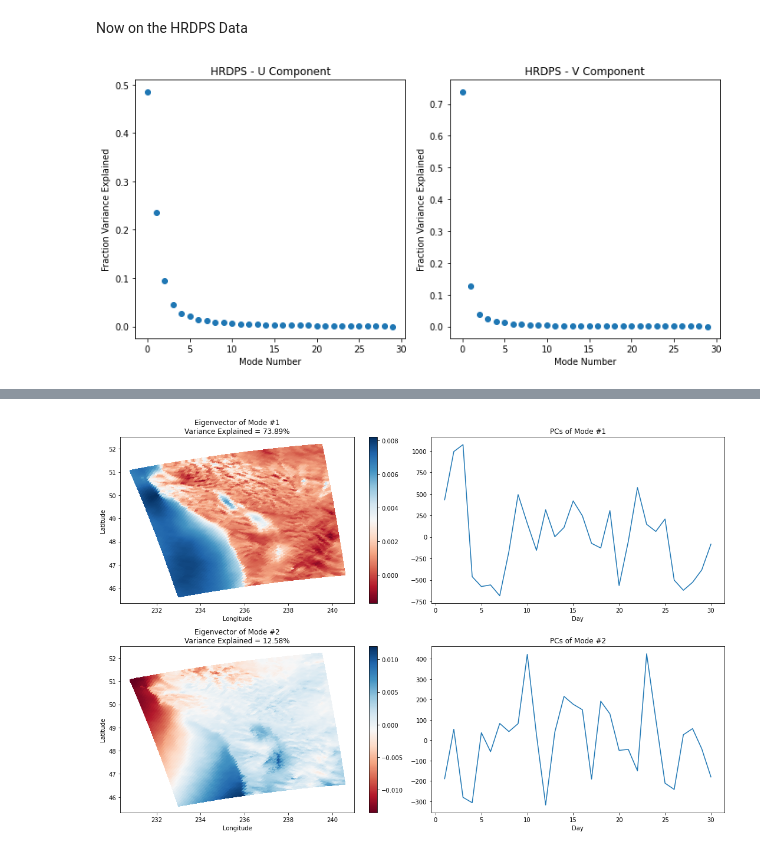
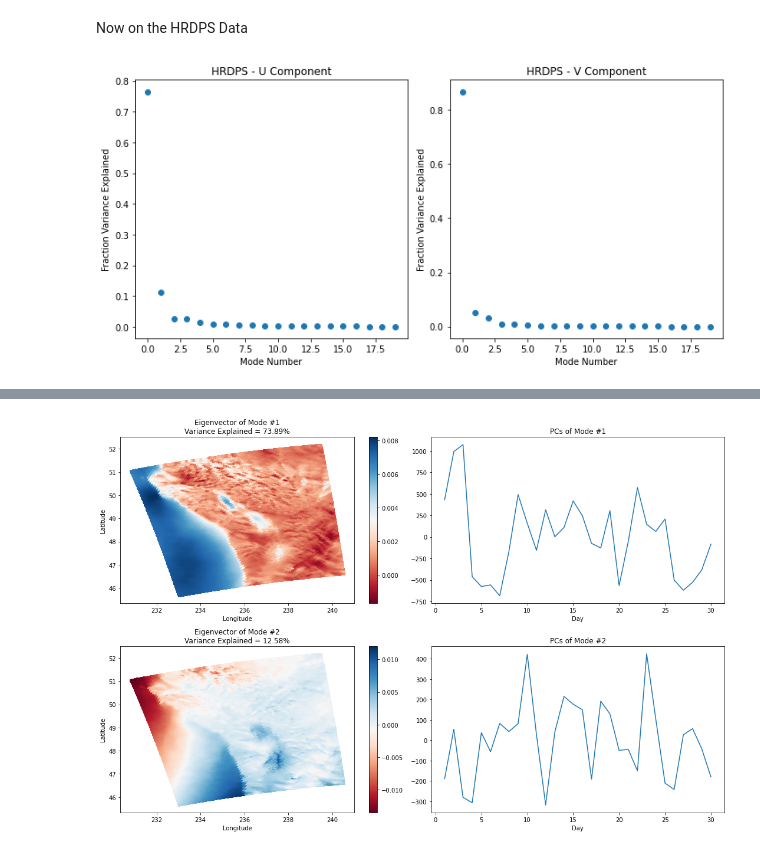
Before and after one commit to rbeutel/eosc510, a Jupyter notebook: proj.ipynb, the cells around one changed output, grey strips where cells are left out. Cells and saved outputs as stored; diff of their text form; code cells hidden in the pictures.

Commit message:
run now working up to PCA, hrdps and CanRCM4 loaded in

```diff
--- a/proj.ipynb
+++ b/proj.ipynb
@@ -75 +76,12 @@ hrdps.u_wind[20,:,:].plot()
 [figure]
+# %%
+#next we want the HRDPS data to be daily instead of hourly
+hrdps = hrdps.resample(time_counter='D').mean(dim='time_counter')
+
+#and then trim the components you want to work with to be in a more relevant extent
+#(dont need the HRDPS data to stretch as far as it does inland)
+#NOTE:
+u_temp = hrdps.u_wind.sel(x=slice(0., 480000.)).values
+v_temp = hrdps.v_wind.sel(x=slice(0., 480000.)).values
+hrdps_lat = hrdps.nav_lat.sel(x=slice(0., 480000.)).values
+hrdps_lon = hrdps.nav_lon.sel(x=slice(0., 480000.)).values
@@ -76,3 +92,12 @@ hrdps.u_wind[20,:,:].plot()
+# %%
+#U and V to 2D - space is the m component in my research question not time
+U_hrdps = np.empty((np.shape(u_temp)[1]*np.shape(u_temp)[2],np.shape(u_temp)[0]))
+for i in range(np.shape(u_temp)[0]):
+    U_hrdps[:,i] = np.reshape(u_temp[i],(np.shape(u_temp)[1]*np.shape(u_temp)[2],))
+
+V_hrdps = np.empty((np.shape(v_temp)[1]*np.shape(v_temp)[2],np.shape(v_temp)[0]))
+for i in range(np.shape(v_temp)[0]):
+    V_hrdps[:,i] = np.reshape(v_temp[i],(np.shape(v_temp)[1]*np.shape(v_temp)[2],))
 # %%
 #trim the world dataset to be for right time extent
 #want days between June 1 2018 and June 30 2018
@@ -143,13 +156,3 @@ hrdps_lon = hrdps_daily.nav_lon.values[0,:,:].flatten()
-# %%
-#U and V to 2D - space is the m component in my research question not time
-
-U_hrdps = np.empty((np.shape(hrdps_daily.u_wind.values)[1]*np.shape(hrdps_daily.u_wind.values)[2],np.shape(hrdps_daily.u_wind.values)[0]))
-for i in range(np.shape(hrdps_daily.u_wind.values)[0]):
-    U_hrdps[:,i] = np.reshape(hrdps_daily.u_wind.values[i],(np.shape(hrdps_daily.u_wind.values)[1]*np.shape(hrdps_daily.u_wind.values)[2],))
-
-V_hrdps = np.empty((np.shape(hrdps_daily.v_wind.values)[1]*np.shape(hrdps_daily.v_wind.values)[2],np.shape(hrdps_daily.v_wind.values)[0]))
-for i in range(np.shape(hrdps_daily.v_wind.values)[0]):
-    V_hrdps[:,i] = np.reshape(hrdps_daily.v_wind.values[i],(np.shape(hrdps_daily.v_wind.values)[1]*np.shape(hrdps_daily.v_wind.values)[2],))
 # %% [markdown]
 ## PCA
 First on CanRCM4 Model
@@ -260,7 +263,8 @@ Now on the HRDPS Data
 # %%
 #PCA on the HRDPS data
 
-data = U_hrdps.T
+data = (pd.DataFrame(U_hrdps.T).fillna(0)).to_numpy()
+#there are nan's in the data which ou can't do PCA on, for now relace with 0 - ask Susan if this is the right choice
 
 n_modes = np.min(np.shape(data))
 Upca = PCA(n_components = n_modes)
@@ -268,7 +272,7 @@ U_hrdps_PCs = Upca.fit_transform(data)
 U_hrdps_eigvecs = Upca.components_
 U_hrdps_fracVar = Upca.explained_variance_ratio_
 
-data = V_hrdps.T
+data = (pd.DataFrame(V_hrdps.T).fillna(0)).to_numpy()
 
 n_modes = np.min(np.shape(data))
 Vpca = PCA(n_components = n_modes)
@@ -278,23 +282,23 @@ V_hrdps_fracVar = Vpca.explained_variance_ratio_
 # %%
 #plot fraction of variance explained by each mode
 
 plt.figure(figsize=(10,5))
 
 plt.subplot(1,2,1)
-plt.scatter(range(len(U_hrdps_fracVar)),U_hrdps_fracVar)
+plt.scatter(range(len(U_hrdps_fracVar[0:20])),U_hrdps_fracVar[0:20]) #plot only first 20
 plt.xlabel('Mode Number')
 plt.ylabel('Fraction Variance Explained')
 plt.title('HRDPS - U Component')
 
 plt.subplot(1,2,2)
-plt.scatter(range(len(V_hrdps_fracVar)),V_hrdps_fracVar)
+plt.scatter(range(len(V_hrdps_fracVar[0:20])),V_hrdps_fracVar[0:20])
 plt.xlabel('Mode Number')
 plt.ylabel('Fraction Variance Explained')
 plt.title('HRDPS - V Component')
 
 plt.tight_layout()
 
 plt.show()
 # %% [output]
-[figure, old version]
+[figure, new version]
 # %%
```
Also changed, not shown: parts of 12 cells of this notebook, 2 other files.
